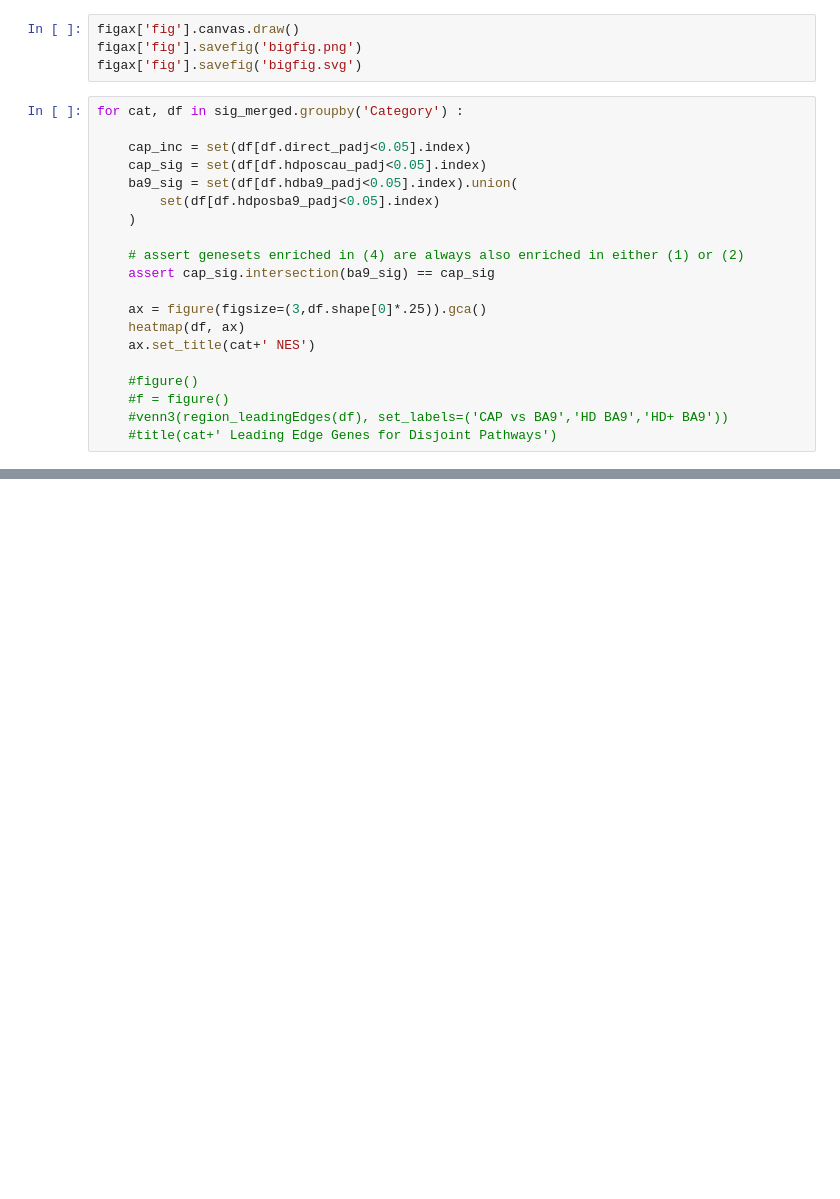
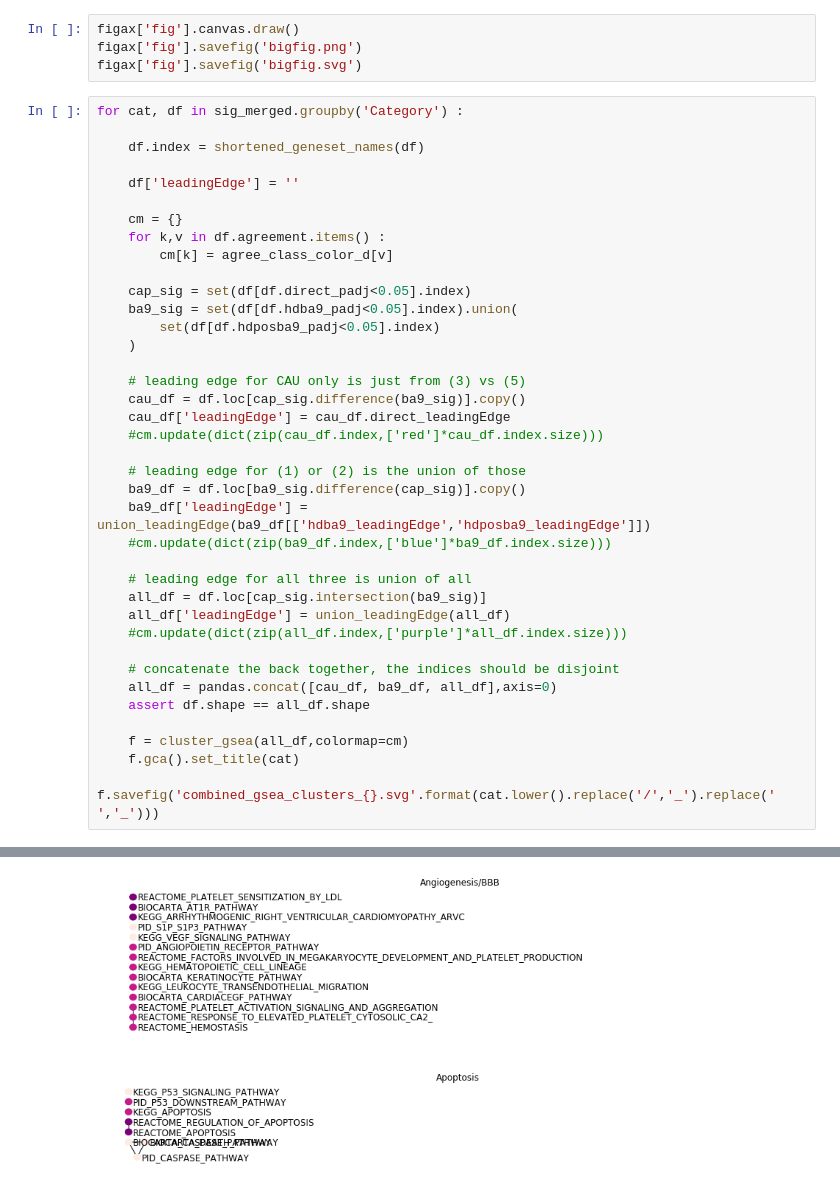
Before and after one commit to MalikYaseenM/HDvsCtrl, a Jupyter notebook: analysis/HDpos_vs_GTEx/CAU_figure.ipynb, the cells around one changed output, grey strips where cells are left out. Cells and saved outputs as stored; diff of their text form; blank space fills up the shorter version.

Commit message:
network figure updates

```diff
--- a/analysis/HDpos_vs_GTEx/CAU_figure.ipynb
+++ b/analysis/HDpos_vs_GTEx/CAU_figure.ipynb
@@ -297,23 +297,42 @@ figax['graph'].set_axis_off()
 figax['fig'].canvas.draw()
 figax['fig'].savefig('bigfig.png')
 figax['fig'].savefig('bigfig.svg')
-# %%
-for cat, df in sig_merged.groupby('Category') :
-
-    cap_inc = set(df[df.direct_padj<0.05].index)
-    cap_sig = set(df[df.hdposcau_padj<0.05].index)
-    ba9_sig = set(df[df.hdba9_padj<0.05].index).union(
-        set(df[df.hdposba9_padj<0.05].index)
-    )
-
-    # assert genesets enriched in (4) are always also enriched in either (1) or (2)
-    assert cap_sig.intersection(ba9_sig) == cap_sig
-
-    ax = figure(figsize=(3,df.shape[0]*.25)).gca()
-    heatmap(df, ax)
-    ax.set_title(cat+' NES')
-
-    #figure()
-    #f = figure()
-    #venn3(region_leadingEdges(df), set_labels=('CAP vs BA9','HD BA9','HD+ BA9'))
-    #title(cat+' Leading Edge Genes for Disjoint Pathways')
+# %%
+for cat, df in sig_merged.groupby('Category') :
+
+    df.index = shortened_geneset_names(df)
+
+    df['leadingEdge'] = ''
+
+    cm = {}
+    for k,v in df.agreement.items() :
+        cm[k] = agree_class_color_d[v]
+
+    cap_sig = set(df[df.direct_padj<0.05].index)
+    ba9_sig = set(df[df.hdba9_padj<0.05].index).union(
+        set(df[df.hdposba9_padj<0.05].index)
+    )
+
+    # leading edge for CAU only is just from (3) vs (5)
+    cau_df = df.loc[cap_sig.difference(ba9_sig)].copy()
+    cau_df['leadingEdge'] = cau_df.direct_leadingEdge
+    #cm.update(dict(zip(cau_df.index,['red']*cau_df.index.size)))
+
+    # leading edge for (1) or (2) is the union of those
+    ba9_df = df.loc[ba9_sig.difference(cap_sig)].copy()
+    ba9_df['leadingEdge'] = union_leadingEdge(ba9_df[['hdba9_leadingEdge','hdposba9_leadingEdge']])
+    #cm.update(dict(zip(ba9_df.index,['blue']*ba9_df.index.size)))
+
+    # leading edge for all three is union of all
+    all_df = df.loc[cap_sig.intersection(ba9_sig)]
+    all_df['leadingEdge'] = union_leadingEdge(all_df)
+    #cm.update(dict(zip(all_df.index,['purple']*all_df.index.size)))
+
+    # concatenate the back together, the indices should be disjoint
+    all_df = pandas.concat([cau_df, ba9_df, all_df],axis=0)
+    assert df.shape == all_df.shape
+
+    f = cluster_gsea(all_df,colormap=cm)
+    f.gca().set_title(cat)
+    f.savefig('combined_gsea_clusters_{}.svg'.format(cat.lower().replace('/','_').replace(' ','_')))
+# %% [output]
@@ -319,0 +356,2 @@ for cat, df in sig_merged.groupby('Category') :
+[figure, added]
+[figure, added]
```
Also changed, not shown: parts of 1 cell of this notebook, 14 other files.
